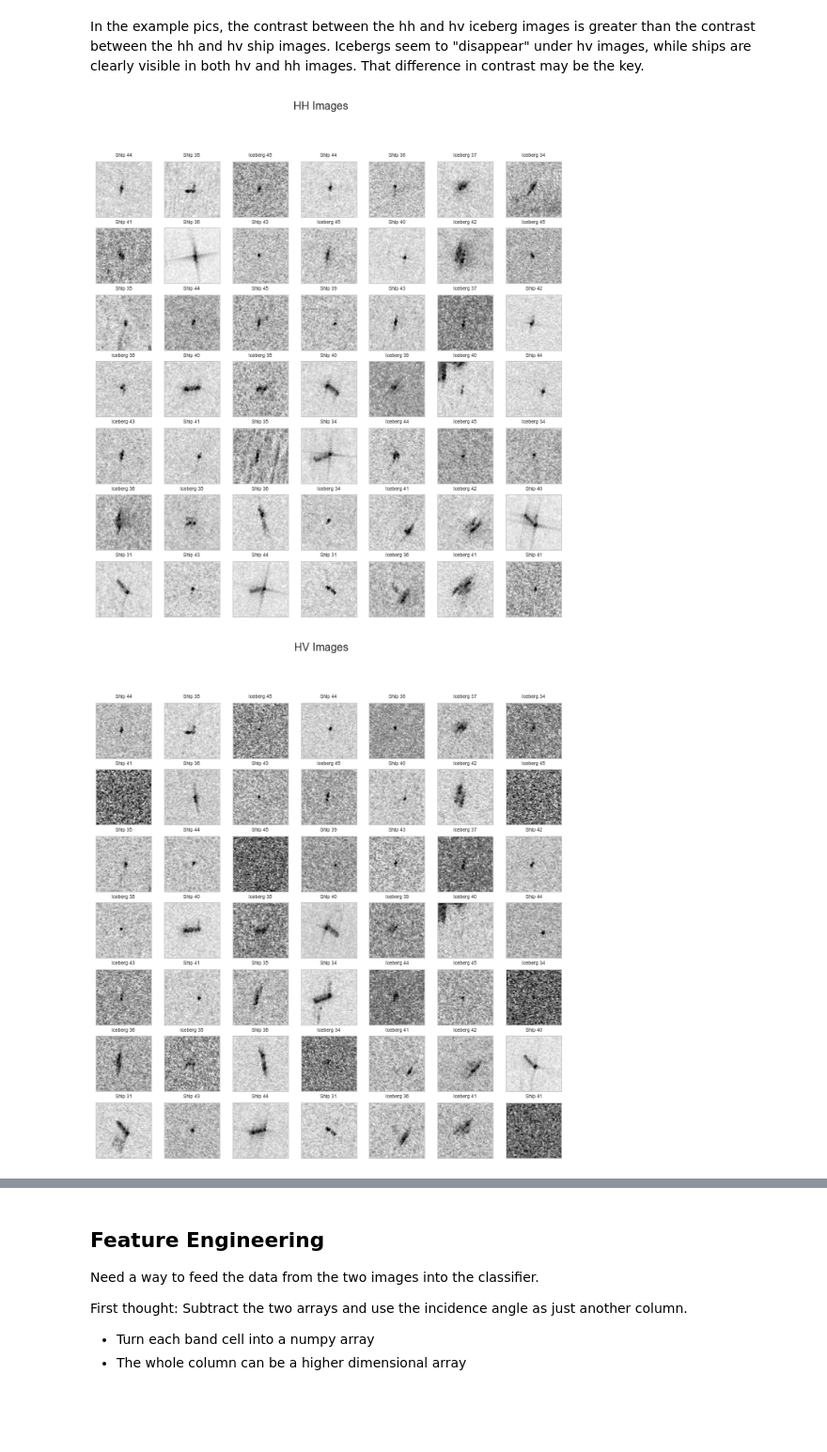
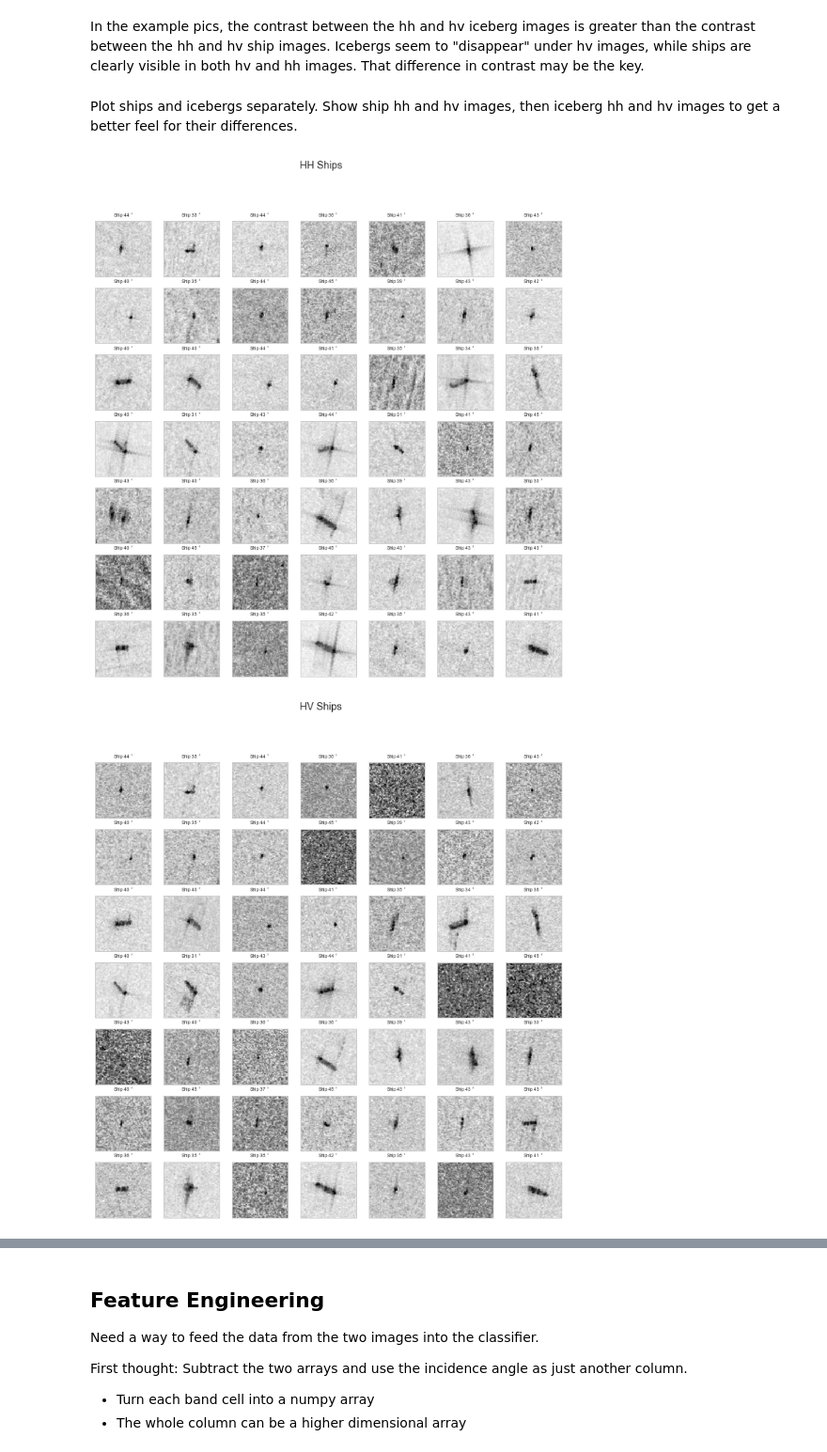
Before and after one commit to cfergusonlee/iceberg_challenge, a Jupyter notebook: exploration.ipynb, the cells around one changed output, grey strips where cells are left out. Shown at 94% size. Cells and saved outputs as stored; diff of their text form; code cells hidden in the pictures; blank space fills up the shorter version.

Commit message:
Separated ship and iceberg images

```diff
--- a/exploration.ipynb
+++ b/exploration.ipynb
@@ -168,11 +164,11 @@ In the example pics, the contrast between the hh and hv iceberg images is greate
 # %%
 def plot_image_grid(train, band_type, n_row, n_col):
     band = 'band_1'
-    if band_type=='HV Images':
+    if 'HV' in band_type:
         band = 'band_2'
     classification = ''
     # Plot the first 8 eignenvalues
-    plt.figure(figsize=(11,11))
+    plt.figure(figsize=(12,12))
     for i in list(range(n_row * n_col)):
     #     for offset in [10, 30,0]:
     #     plt.subplot(n_row, n_col, i + 1)
@@ -186,17 +182,29 @@ def plot_image_grid(train, band_type, n_row, n_col):
             classification = 'Iceberg'
         else:
             classification = 'Ship'
-        title_text = "{0} {1:.0f}".format(classification, train.loc[i, 'inc_angle'])
+        title_text = "{0} {1:.0f} {2}".format(classification, train.loc[i, 'inc_angle'], '$^\circ$')
         plt.title(title_text, size=6.5)
         plt.xticks(())
         plt.yticks(())
     plt.suptitle(band_type)
     plt.show()
+# %% [markdown]
+Plot ships and icebergs separately. Show ship hh and hv images, then iceberg hh and hv images to get a better feel for their differences.
 # %%
-plot_image_grid(train_df, 'HH Images', 7, 7)
+plot_image_grid(
+    train_df[train_df.is_iceberg==0].reset_index(drop=True),
+    'HH Ships',
+    7,
+    7
+)
 # %% [output]
-[figure, old version]
+[figure, new version]
 # %%
-plot_image_grid(train_df, 'HV Images', 7, 7)
+plot_image_grid(
+    train_df[train_df.is_iceberg==0].reset_index(drop=True),
+    'HV Ships',
+    7,
+    7
+)
 # %% [output]
-[figure, old version]
+[figure, new version]
```
Also changed, not shown: parts of 23 cells of this notebook.
